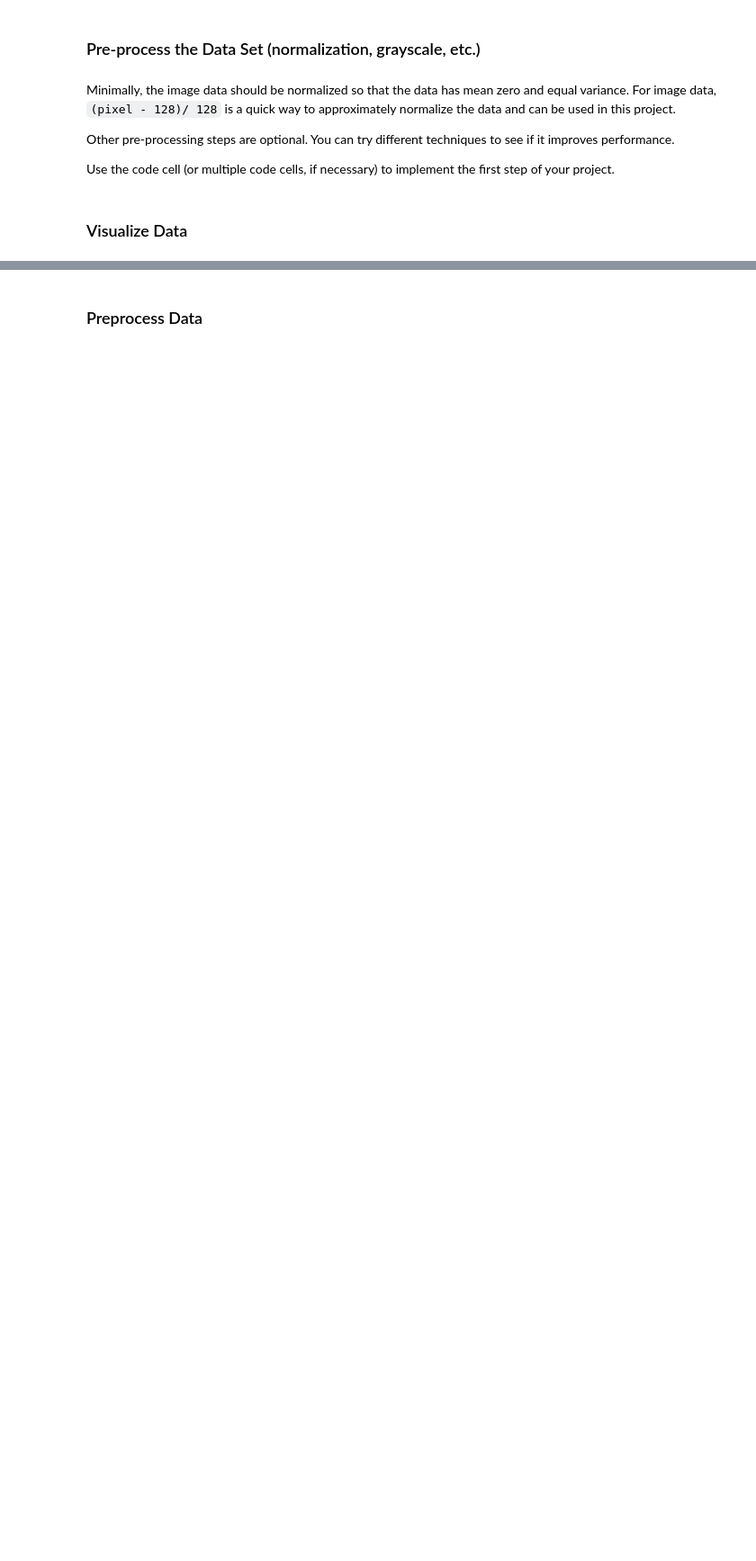
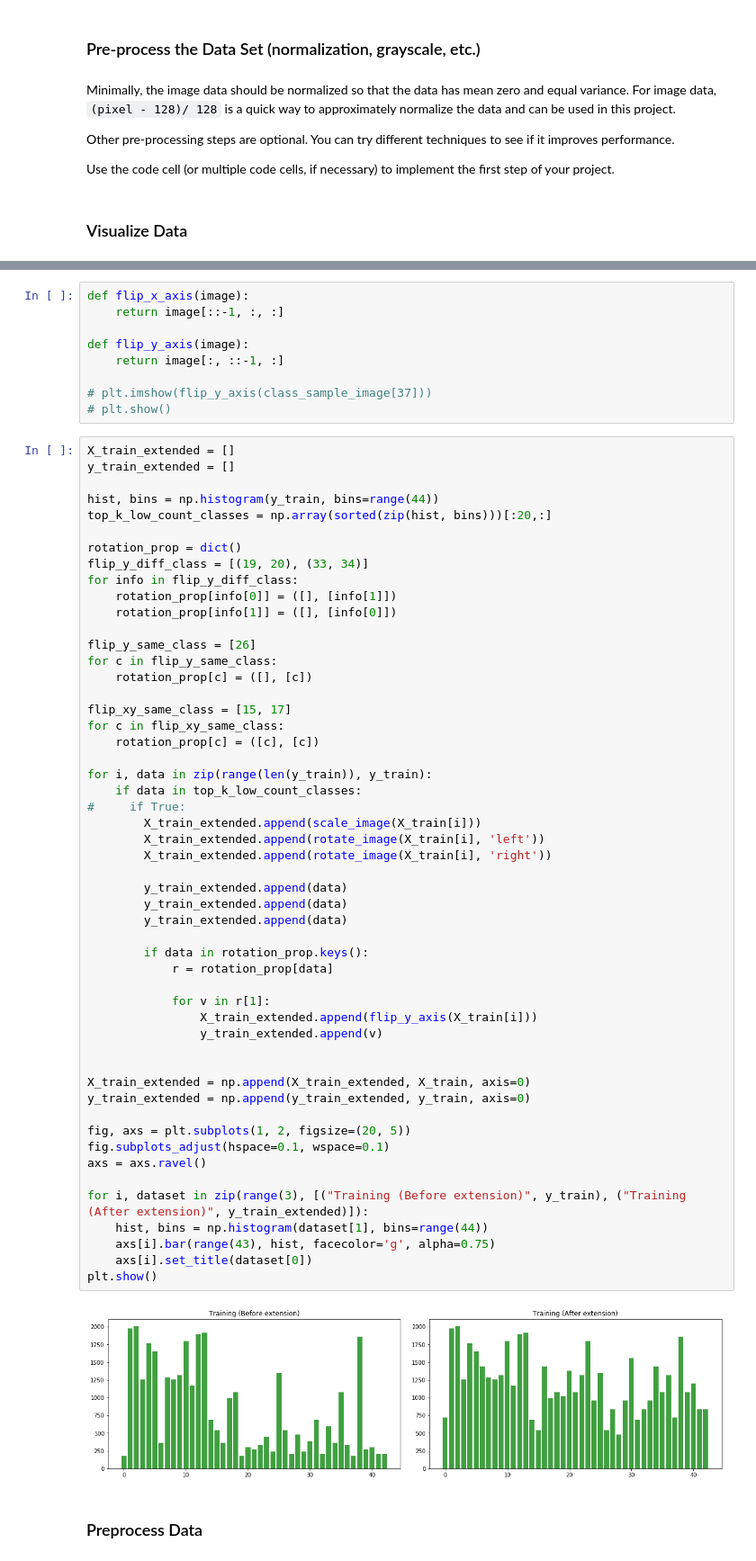
Before and after one commit to hafizur-rahman/CarND-Traffic-Sign-Classifier-Project, a Jupyter notebook: Traffic_Sign_Classifier.ipynb, the cells around one changed output, grey strips where cells are left out. Shown at 90% size. Cells and saved outputs as stored; diff of their text form; blank space fills up the shorter version.

Commit message:
Data augmentation

```diff
--- a/Traffic_Sign_Classifier.ipynb
+++ b/Traffic_Sign_Classifier.ipynb
@@ -189,3 +237,66 @@ show_class_sample(class_sample_image)
+# %%
+def flip_x_axis(image):
+    return image[::-1, :, :]
+
+def flip_y_axis(image):
+    return image[:, ::-1, :]
+
+# plt.imshow(flip_y_axis(class_sample_image[37]))
+# plt.show()
+# %%
+X_train_extended = []
+y_train_extended = []
+
+hist, bins = np.histogram(y_train, bins=range(44))
+top_k_low_count_classes = np.array(sorted(zip(hist, bins)))[:20,:]
+
+rotation_prop = dict()
+flip_y_diff_class = [(19, 20), (33, 34)]
+for info in flip_y_diff_class:
+    rotation_prop[info[0]] = ([], [info[1]])
+    rotation_prop[info[1]] = ([], [info[0]])
+
+flip_y_same_class = [26]
+for c in flip_y_same_class:
+    rotation_prop[c] = ([], [c])
+
+flip_xy_same_class = [15, 17]
+for c in flip_xy_same_class:
+    rotation_prop[c] = ([c], [c])
+
+for i, data in zip(range(len(y_train)), y_train):
+    if data in top_k_low_count_classes:
+#     if True:
+        X_train_extended.append(scale_image(X_train[i]))
+        X_train_extended.append(rotate_image(X_train[i], 'left'))
+        X_train_extended.append(rotate_image(X_train[i], 'right'))
+
+        y_train_extended.append(data)
+        y_train_extended.append(data)
+        y_train_extended.append(data)
+
+        if data in rotation_prop.keys():
+            r = rotation_prop[data]
+
+            for v in r[1]:
+                X_train_extended.append(flip_y_axis(X_train[i]))
+                y_train_extended.append(v)
+
+
+X_train_extended = np.append(X_train_extended, X_train, axis=0)
+y_train_extended = np.append(y_train_extended, y_train, axis=0)
+
+fig, axs = plt.subplots(1, 2, figsize=(20, 5))
+fig.subplots_adjust(hspace=0.1, wspace=0.1)
+axs = axs.ravel()
+
+for i, dataset in zip(range(3), [("Training (Before extension)", y_train), ("Training (After extension)", y_train_extended)]):
+    hist, bins = np.histogram(dataset[1], bins=range(44))
+    axs[i].bar(range(43), hist, facecolor='g', alpha=0.75)
+    axs[i].set_title(dataset[0])
+plt.show()
+# %% [output]
+[figure, added]
 # %% [markdown]
 ### Preprocess Data
 # %%
```
Also changed, not shown: parts of 14 cells of this notebook.
